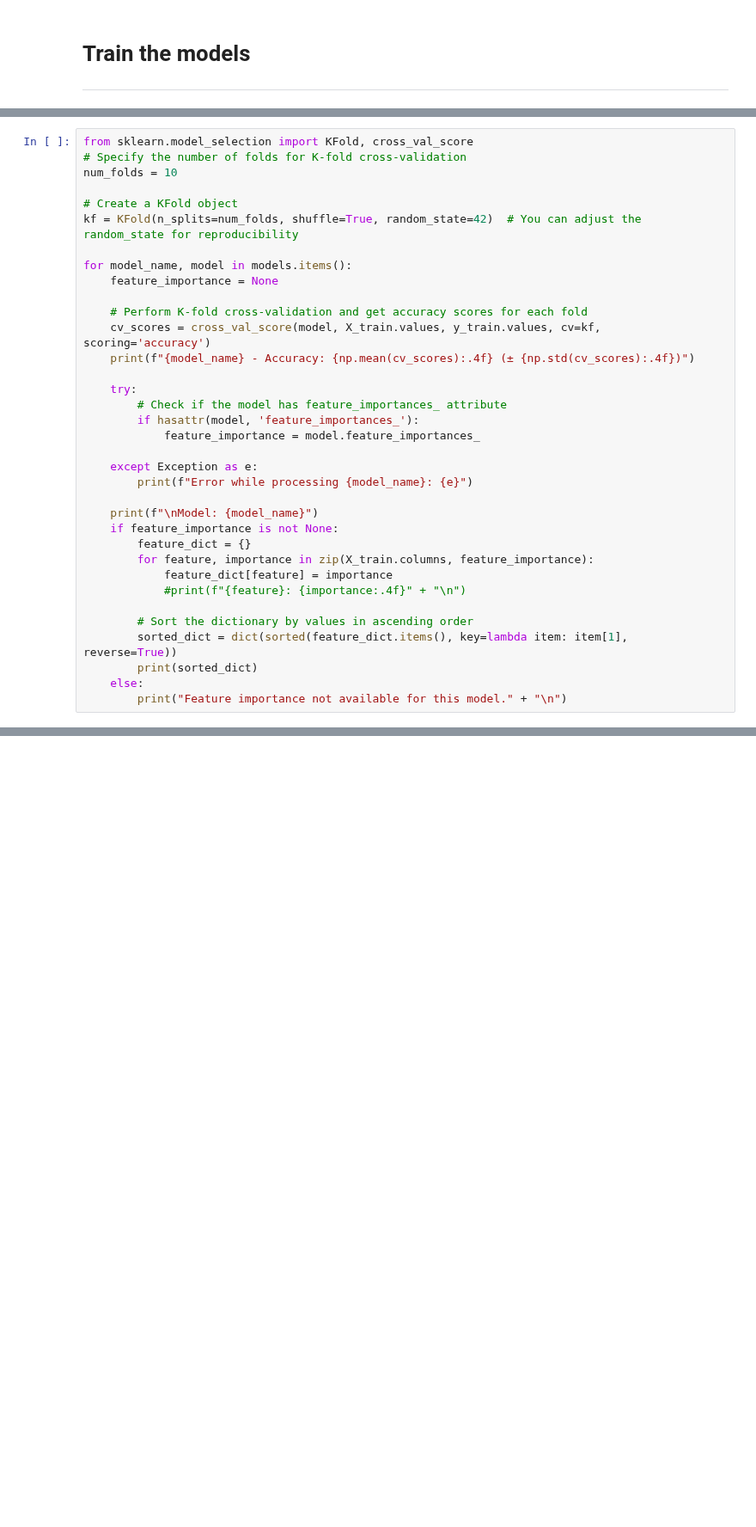
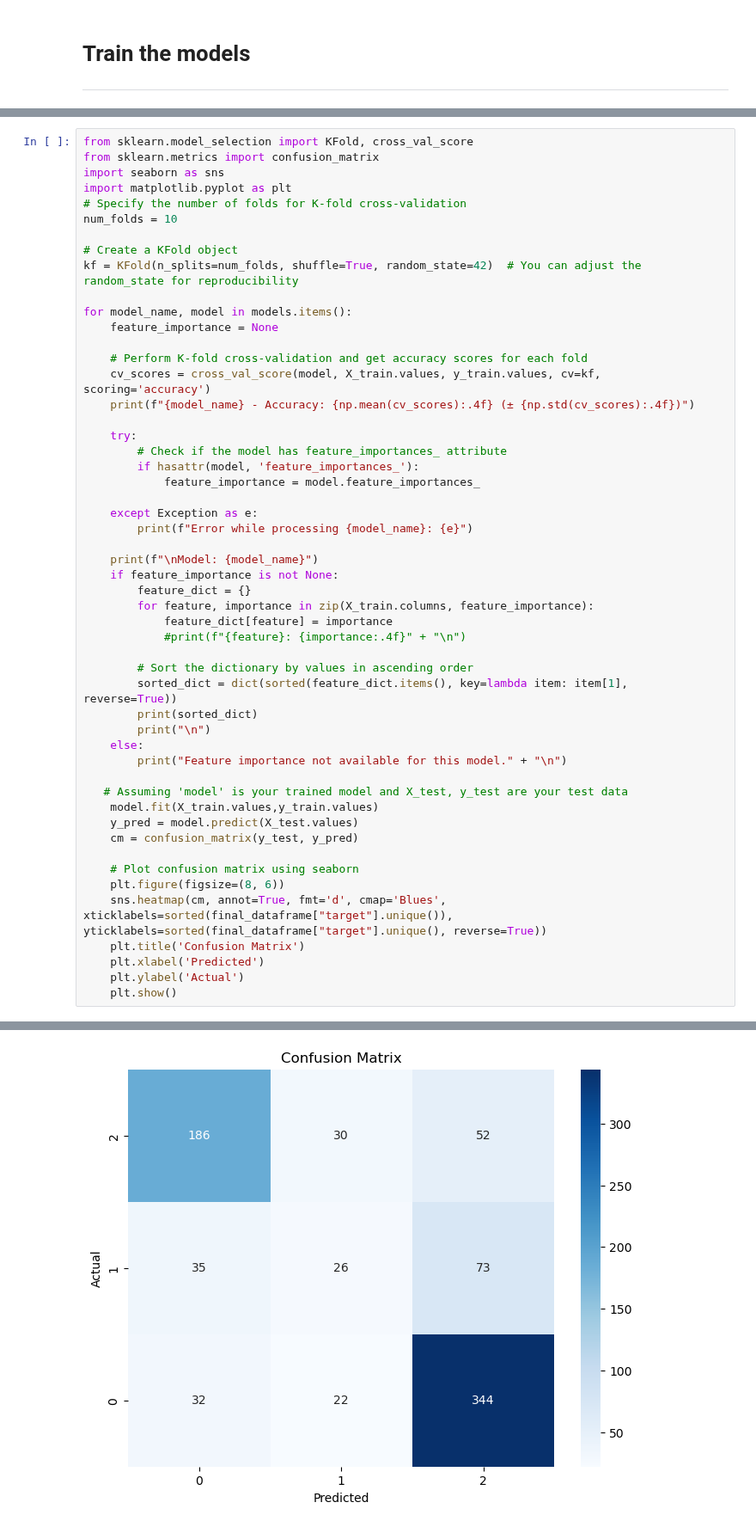
Before and after one commit to MarcoAigner/Machine-Learning-Practical, a Jupyter notebook: project_2/student_dropout.ipynb, the cells around one changed output, grey strips where cells are left out. Shown at 86% size. Saved outputs shown, nothing was run; the diff lists cells and outputs as text; blank space fills up the shorter version.

Commit message:
confusion matrix

```diff
--- a/project_2/student_dropout.ipynb
+++ b/project_2/student_dropout.ipynb
@@ -364,6 +364,9 @@ models = {
 }
 # %%
 from sklearn.model_selection import KFold, cross_val_score
+from sklearn.metrics import confusion_matrix
+import seaborn as sns
+import matplotlib.pyplot as plt
 # Specify the number of folds for K-fold cross-validation
 num_folds = 10
 
@@ -395,8 +398,22 @@ for model_name, model in models.items():
         # Sort the dictionary by values in ascending order
         sorted_dict = dict(sorted(feature_dict.items(), key=lambda item: item[1], reverse=True))
         print(sorted_dict)
+        print("\n")
     else:
         print("Feature importance not available for this model." + "\n")
+
+   # Assuming 'model' is your trained model and X_test, y_test are your test data
+    model.fit(X_train.values,y_train.values)
+    y_pred = model.predict(X_test.values)
+    cm = confusion_matrix(y_test, y_pred)
+
+    # Plot confusion matrix using seaborn
+    plt.figure(figsize=(8, 6))
+    sns.heatmap(cm, annot=True, fmt='d', cmap='Blues', xticklabels=sorted(final_dataframe["target"].unique()), yticklabels=sorted(final_dataframe["target"].unique(), reverse=True))
+    plt.title('Confusion Matrix')
+    plt.xlabel('Predicted')
+    plt.ylabel('Actual')
+    plt.show()
 # %% [output]
 Gaussian Naive Bayes - Accuracy: 0.7028 (± 0.0206)
 
@@ -417,0 +422 @@ Feature importance not available for this model.
+[figure, added]
```
Also changed, not shown: parts of 1 cell of this notebook.
